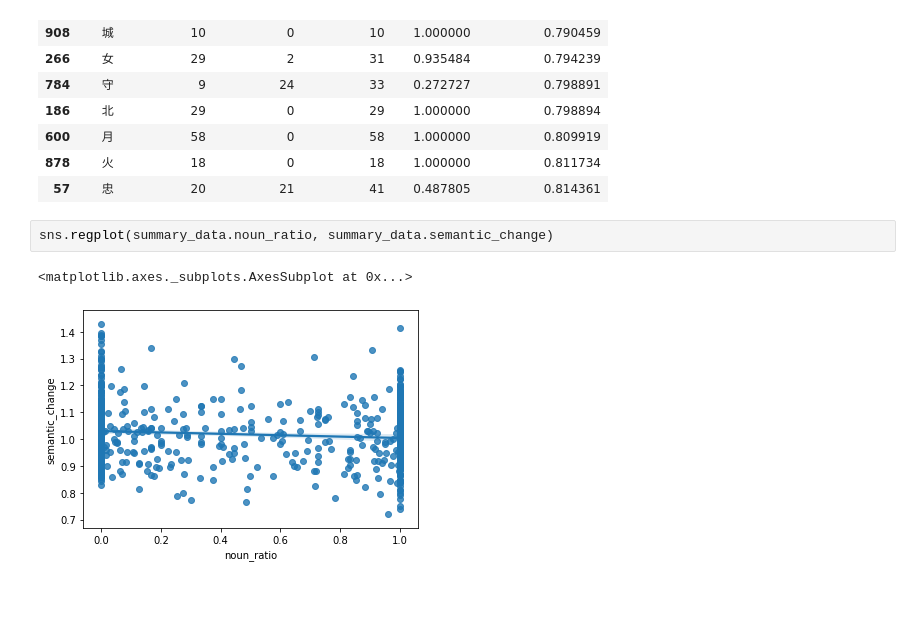
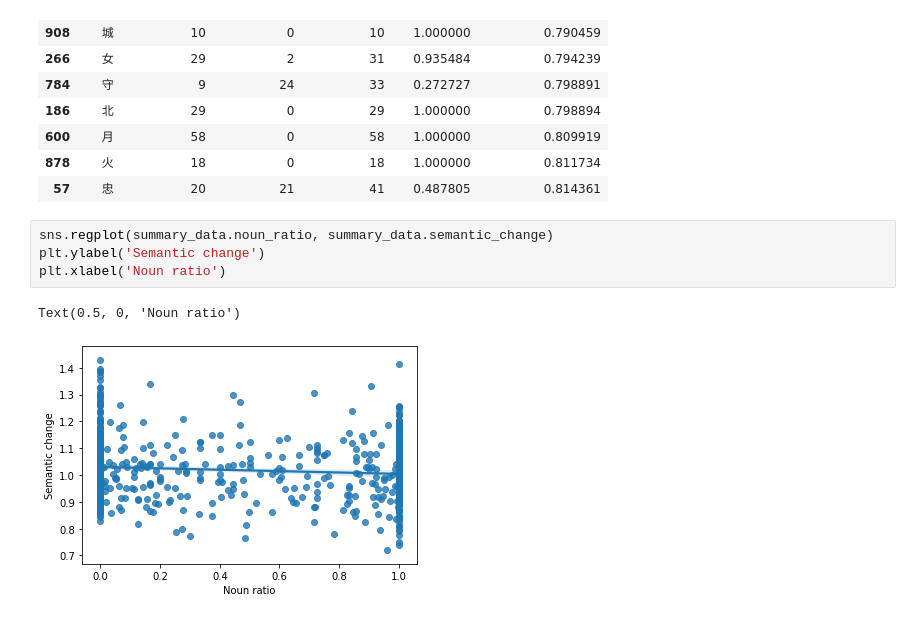
Before and after one commit to lucky-bai/csc2611-semantic-change, a Jupyter notebook: Project/notebooks/AlignVectors.ipynb, the cells around one changed output. Cells and saved outputs as stored; diff of their text form.

Commit message:
Plot frequency vs semantic change, add labels

```diff
--- a/Project/notebooks/AlignVectors.ipynb
+++ b/Project/notebooks/AlignVectors.ipynb
@@ -124,9 +124,11 @@ summary_data.sort_values("semantic_change").head(15)
 | 57 | 忠 | 20 | 21 | 41 | 0.487805 | 0.814361 |
 # %%
 sns.regplot(summary_data.noun_ratio, summary_data.semantic_change)
+plt.ylabel('Semantic change')
+plt.xlabel('Noun ratio')
 # %% [output]
-<matplotlib.axes._subplots.AxesSubplot at 0x...>
+Text(0.5, 0, 'Noun ratio')
-[figure, old version]
+[figure, new version]
 # %%
 scipy.stats.pearsonr(summary_data.noun_ratio, summary_data.semantic_change)
 # %% [output]
```
Also changed, not shown: parts of 4 cells of this notebook, 3 other files.
